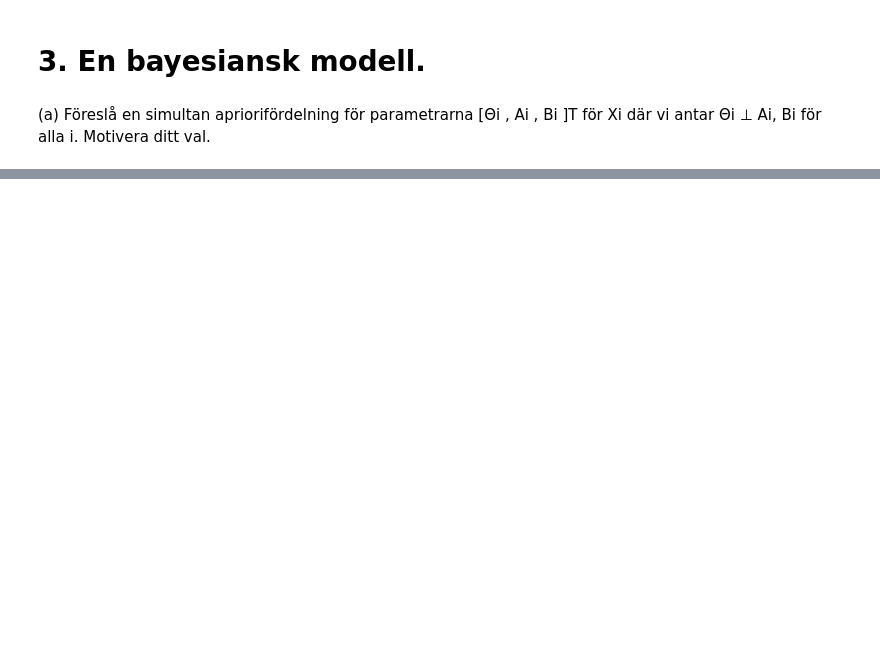
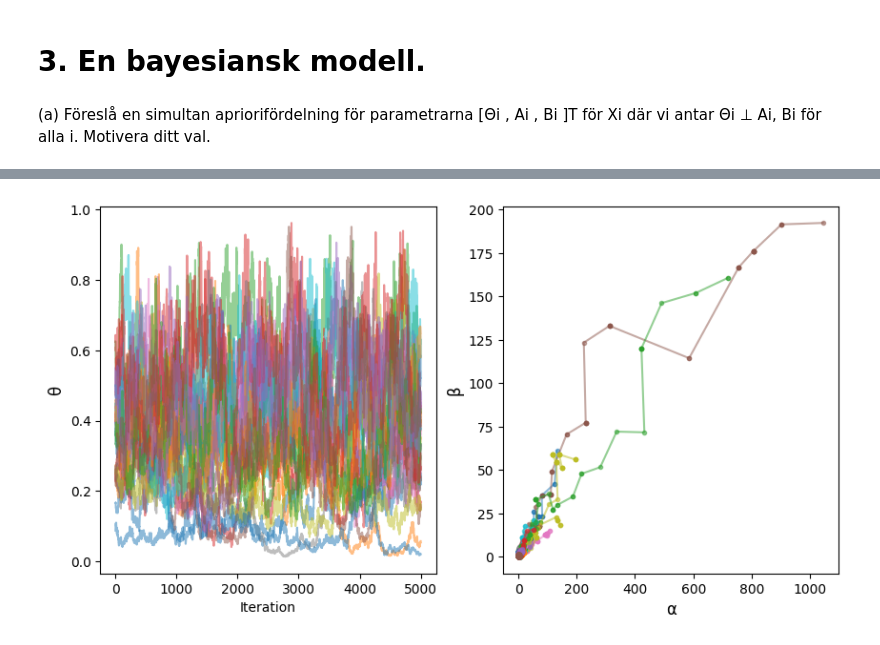
Before and after one commit to vilhelm-k/SF1930, a Jupyter notebook: Projekt.ipynb, the cells around one changed output, grey strips where cells are left out. Drawn from its saved outputs; the diff is of its cells as text; code cells hidden in the pictures; blank space fills up the shorter version.

```diff
--- a/Projekt.ipynb
+++ b/Projekt.ipynb
@@ -177,0 +277,28 @@ dtype: int64
+# %%
+n_samples = 5000
+proposal_sd = [0.05, 0.3, 0.3]
+
+drop_cols = ["Horigome", "Joslin", "Milou", "Ribeiro G"]
+gdf = df[~df["id"].isin(drop_cols)].groupby('id')
+
+samples_dict = {}
+for name, group in gdf:
+    theta_start = frequentisc_model_params.loc[name, 'theta']
+    alpha_start = frequentisc_model_params.loc[name, 'alpha_trick']
+    beta_start = frequentisc_model_params.loc[name, 'beta_trick']
+
+    tricks = np.concatenate([group[f'trick {i}'] for i in range(1, 5)])
+    samples_dict[name] = metropolis_algorithm(tricks, log_posterior_trick, n_samples, proposal_sd, [theta_start, alpha_start, beta_start])
+# %%
+fig, axs = plt.subplots(1, 2, figsize=(10, 5))
+axs[0].set_xlabel('Iteration')
+axs[0].set_ylabel('θ', fontsize=12)
+axs[1].set_xlabel('α', fontsize=12)
+axs[1].set_ylabel('β', fontsize=12)
+
+for name, samples in samples_dict.items():
+    thetas, alphas, betas = samples.T
+    axs[0].plot(thetas, alpha=0.5, label=name)
+    axs[1].plot(alphas, betas, '.-', alpha=0.5, label=name)
+# %% [output]
+[figure, added]
```
Also changed, not shown: parts of 12 cells of this notebook, 2 other files.
